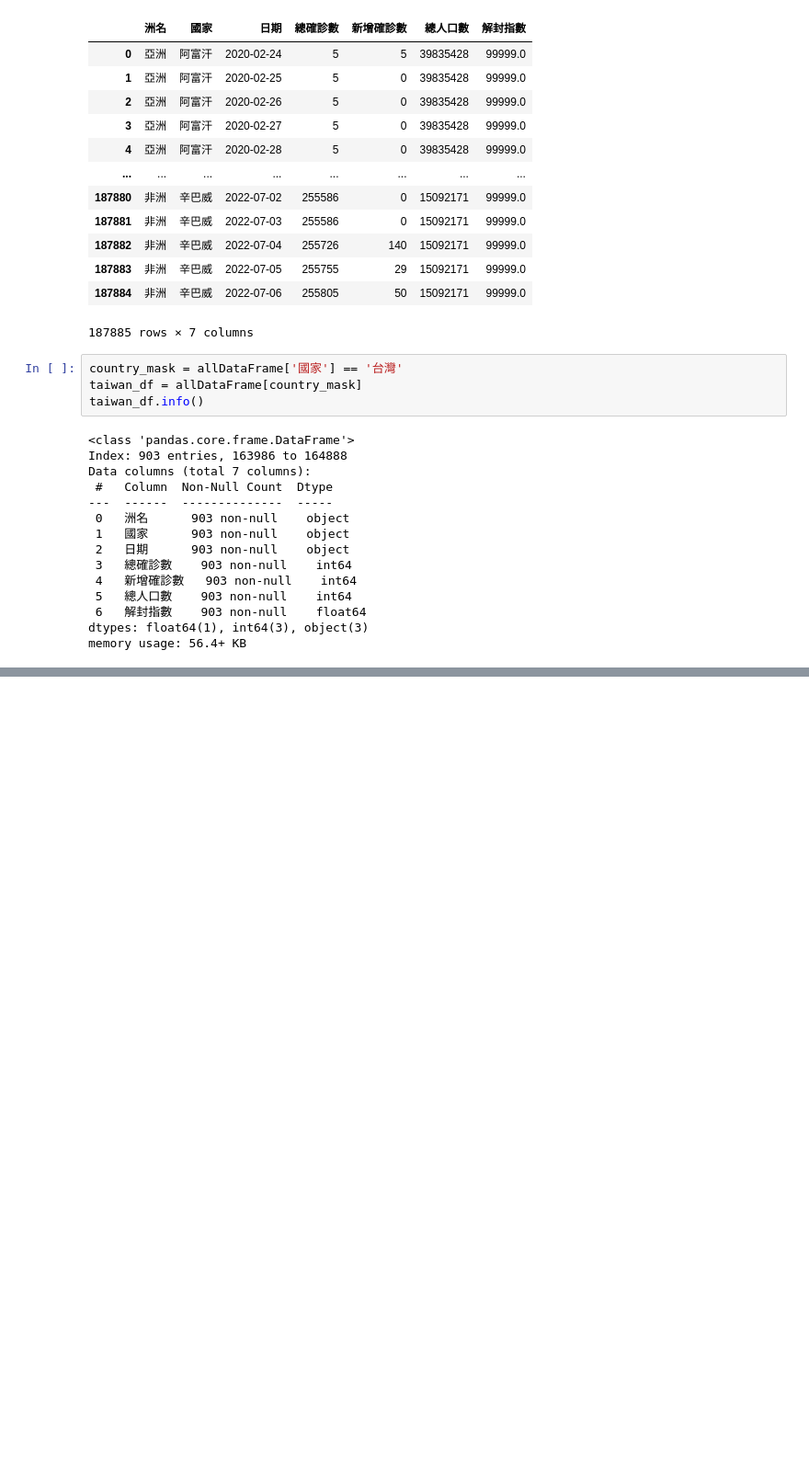
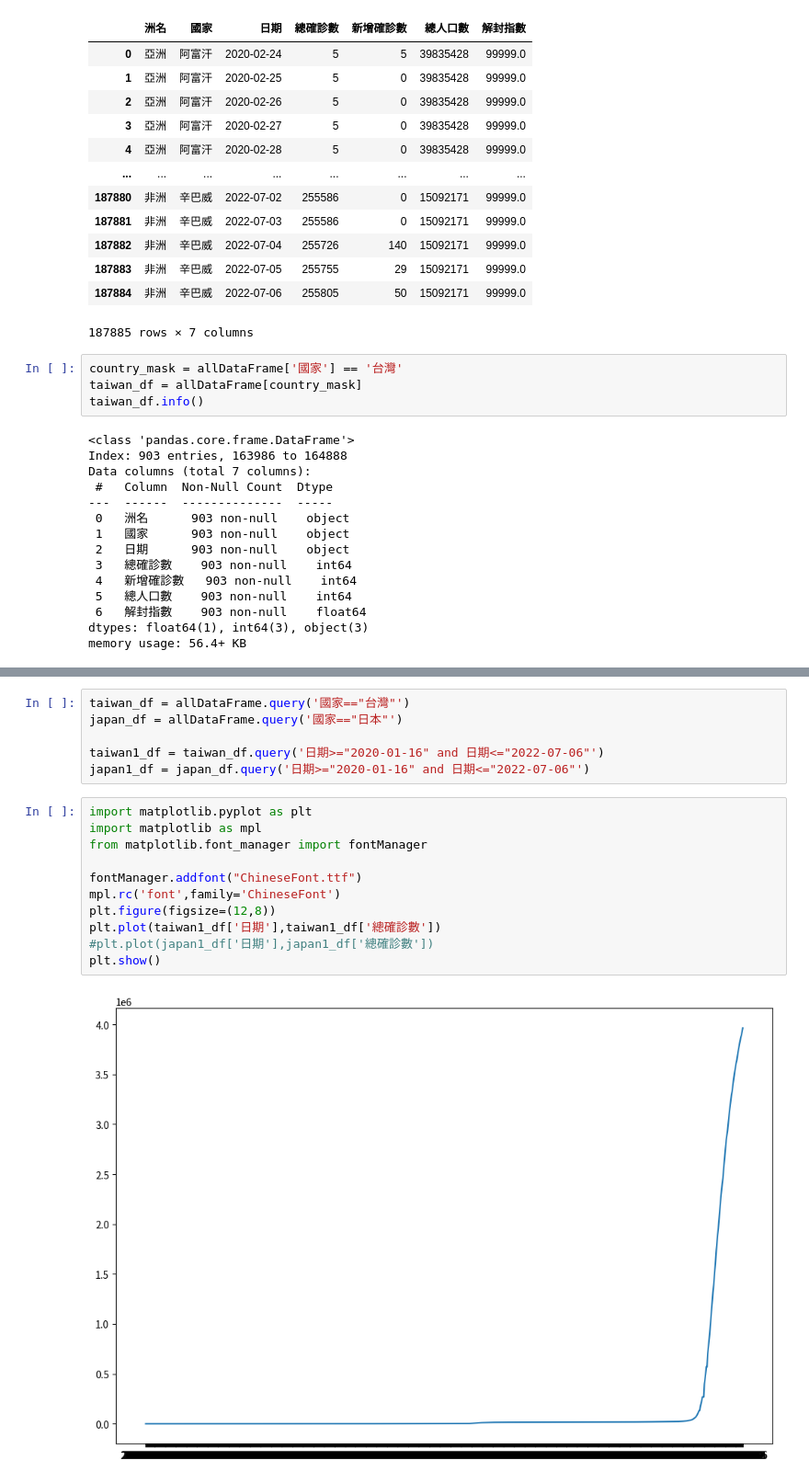
Before and after one commit to Marschang2025/python__analysis, a Jupyter notebook: lesson16/lesson16_7.ipynb, the cells around one changed output, grey strips where cells are left out. Shown at 92% size. Drawn from its saved outputs; the diff is of its cells as text; blank space fills up the shorter version.

```diff
--- a/lesson16/lesson16_7.ipynb
+++ b/lesson16/lesson16_7.ipynb
@@ -60,0 +81,19 @@ memory usage: 56.4+ KB
+# %%
+taiwan_df = allDataFrame.query('國家=="台灣"')
+japan_df = allDataFrame.query('國家=="日本"')
+
+taiwan1_df = taiwan_df.query('日期>="2020-01-16" and 日期<="2022-07-06"')
+japan1_df = japan_df.query('日期>="2020-01-16" and 日期<="2022-07-06"')
+# %%
+import matplotlib.pyplot as plt
+import matplotlib as mpl
+from matplotlib.font_manager import fontManager
+
+fontManager.addfont("ChineseFont.ttf")
+mpl.rc('font',family='ChineseFont')
+plt.figure(figsize=(12,8))
+plt.plot(taiwan1_df['日期'],taiwan1_df['總確診數'])
+#plt.plot(japan1_df['日期'],japan1_df['總確診數'])
+plt.show()
+# %% [output]
+[figure, added]
```
Also changed, not shown: parts of 2 cells of this notebook.
